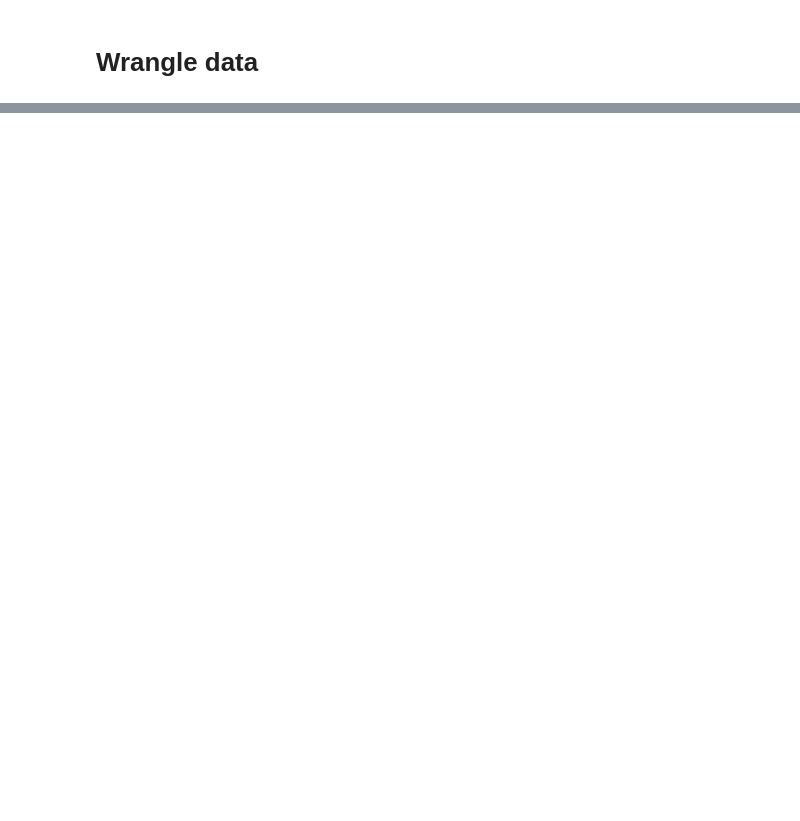
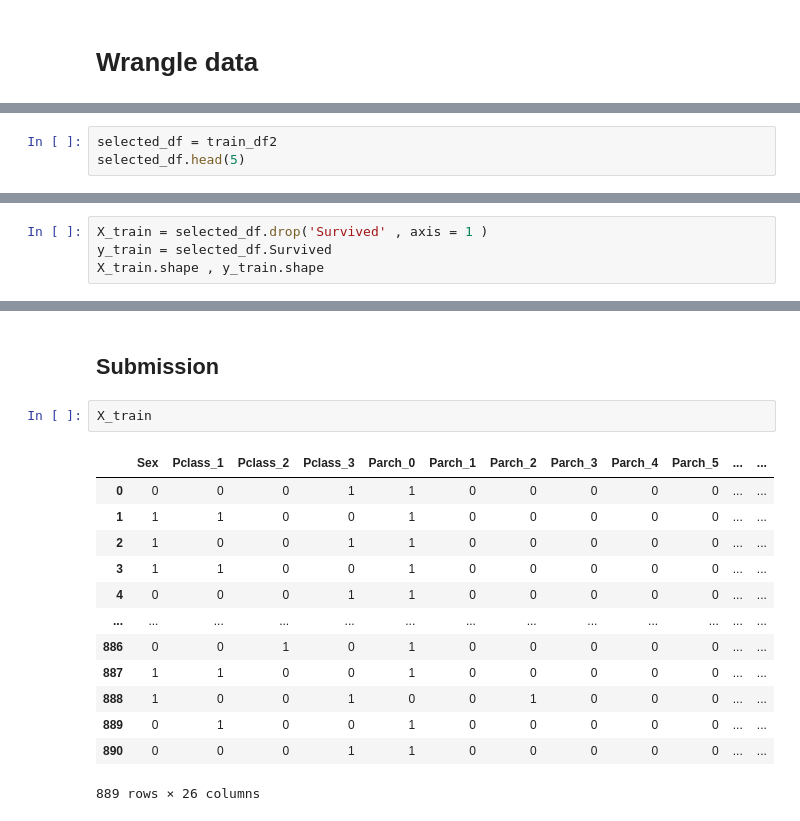
Before and after one commit to MOHAMMED-NASSER22/Titanic---Machine-Learning-from-Disaster-Kaggle, a Jupyter notebook: titanic.ipynb, the cells around one changed output, grey strips where cells are left out. Cells and saved outputs as stored; diff of their text form; blank space fills up the shorter version.

Commit message:
Before Submission |Kaggle Notebook | Titanic | Version 2

```diff
--- a/titanic.ipynb
+++ b/titanic.ipynb
@@ -135,0 +426,3 @@ train_df2.head(1)
+# %%
+selected_df = train_df2
+selected_df.head(5)
@@ -135,0 +437,4 @@ train_df2.head(1)
+# %%
+X_train = selected_df.drop('Survived' , axis = 1 )
+y_train = selected_df.Survived
+X_train.shape , y_train.shape
@@ -135,0 +677,18 @@ train_df2.head(1)
+# %% [markdown]
+## Submission
+# %%
+X_train
+# %% [output]
+|  | Sex | Pclass_1 | Pclass_2 | Pclass_3 | Parch_0 | Parch_1 | Parch_2 | Parch_3 | Parch_4 | Parch_5 | ... | ... |
+| 0 | 0 | 0 | 0 | 1 | 1 | 0 | 0 | 0 | 0 | 0 | ... | ... |
+| 1 | 1 | 1 | 0 | 0 | 1 | 0 | 0 | 0 | 0 | 0 | ... | ... |
+| 2 | 1 | 0 | 0 | 1 | 1 | 0 | 0 | 0 | 0 | 0 | ... | ... |
+| 3 | 1 | 1 | 0 | 0 | 1 | 0 | 0 | 0 | 0 | 0 | ... | ... |
+| 4 | 0 | 0 | 0 | 1 | 1 | 0 | 0 | 0 | 0 | 0 | ... | ... |
+| ... | ... | ... | ... | ... | ... | ... | ... | ... | ... | ... | ... | ... |
+| 886 | 0 | 0 | 1 | 0 | 1 | 0 | 0 | 0 | 0 | 0 | ... | ... |
+| 887 | 1 | 1 | 0 | 0 | 1 | 0 | 0 | 0 | 0 | 0 | ... | ... |
+| 888 | 1 | 0 | 0 | 1 | 0 | 0 | 1 | 0 | 0 | 0 | ... | ... |
+| 889 | 0 | 1 | 0 | 0 | 1 | 0 | 0 | 0 | 0 | 0 | ... | ... |
+| 890 | 0 | 0 | 0 | 1 | 1 | 0 | 0 | 0 | 0 | 0 | ... | ... |
+889 rows × 26 columns
```
Also changed, not shown: parts of 66 cells of this notebook.
